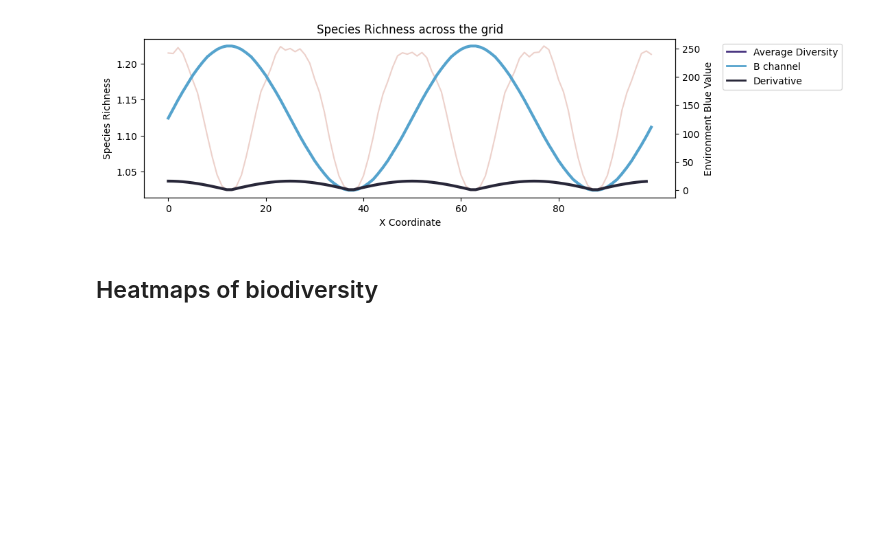
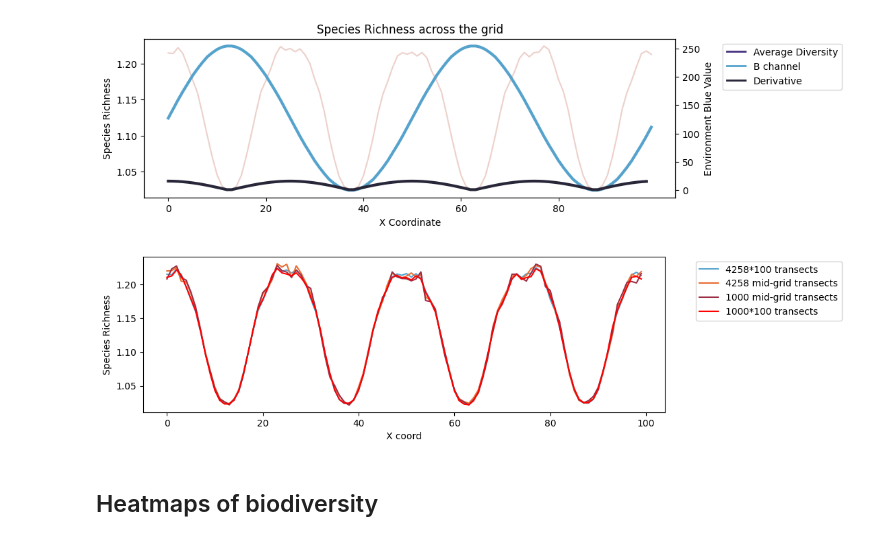
Before and after one commit to giuliabernardinieco/revosim-simulations, a Jupyter notebook: transects.ipynb, the cells around one changed output. Drawn from its saved outputs; the diff is of its cells as text; code cells hidden in the pictures; blank space fills up the shorter version.

```diff
--- a/transects.ipynb
+++ b/transects.ipynb
@@ -413,6 +417,50 @@ for env in env_grids:
     plt.show()
 # %% [output]
 [figure]
+# %%
+# average for each x coord
+# average for all transects in the grid
+average_grids = grids.groupby('X coord')['Species Richness'].mean().reset_index()
+
+
+# average for all transects in the middle of picture
+average_mid_transect = combined_transects.groupby('X coord')['Species Richness'].mean().reset_index()
+
+# average for only first 100 transects
+combined_transects_100 = combined_transects[combined_transects['Simulation'].str.extract(r'(\d+).txt$', expand=False).astype(int).between(1, 101)]
+combined_transects_100 = combined_transects_100.groupby('X coord')['Species Richness'].mean().reset_index()
+
+# average for only first 1000 transects
+combined_transects_1000 = combined_transects[combined_transects['Simulation'].str.extract(r'(\d+).txt$', expand=False).astype(int).between(1, 1001)]
+combined_transects_1000 = combined_transects_1000.groupby('X coord')['Species Richness'].mean().reset_index()
+
+# average for only first 100 transects
+average_grids_100 = grid[grid['Simulation'].str.extract(r'(\d+).txt$', expand=False).astype(int).between(1, 101)]
+average_grids_100 = average_grids_100.groupby('X coord')['Species Richness'].mean().reset_index()
+
+# average for only first 1000 transects
+average_grids_1000 = grid[grid['Simulation'].str.extract(r'(\d+).txt$', expand=False).astype(int).between(1, 1001)]
+average_grids_1000 = average_grids_1000.groupby('X coord')['Species Richness'].mean().reset_index()
+# %%
+# Create figure and primary axis
+plt.subplots(figsize=(10, 3))
+
+# Plot the SR data
+sns.lineplot(data = average_grids, x = 'X coord', y = 'Species Richness', color=sns.color_palette('icefire')[0], errorbar=None, label='4258*100 transects')
+sns.lineplot(data = average_mid_transect, x = 'X coord', y = 'Species Richness', color=sns.color_palette('icefire')[5], errorbar=None,  label='4258 mid-grid transects')
+sns.lineplot(data = combined_transects_1000, x = 'X coord', y = 'Species Richness', color=sns.color_palette('icefire')[4], errorbar=None, label='1000 mid-grid transects')
+sns.lineplot(data = combined_transects_100, x = 'X coord', y = 'Species Richness', color=sns.color_palette('icefire')[2], errorbar=None,  label='100 mid-grid transects')
+sns.lineplot(data = average_grids_100, x = 'X coord', y = 'Species Richness', color='blue', errorbar=None,  label='100*100 transects')
+sns.lineplot(data = average_grids_1000, x = 'X coord', y = 'Species Richness', color='red', errorbar=None, label='1000*100 transects')
+
+# Add legend
+# Add legend outside the plot on the right
+plt.legend(bbox_to_anchor=(1.05, 1), loc='upper left')
+
+# Show plot
+plt.show()
+# %% [output]
+[figure, added]
 # %% [markdown]
 ## Heatmaps of biodiversity
 # %% [markdown]
```
Also changed, not shown: parts of 5 cells of this notebook.
